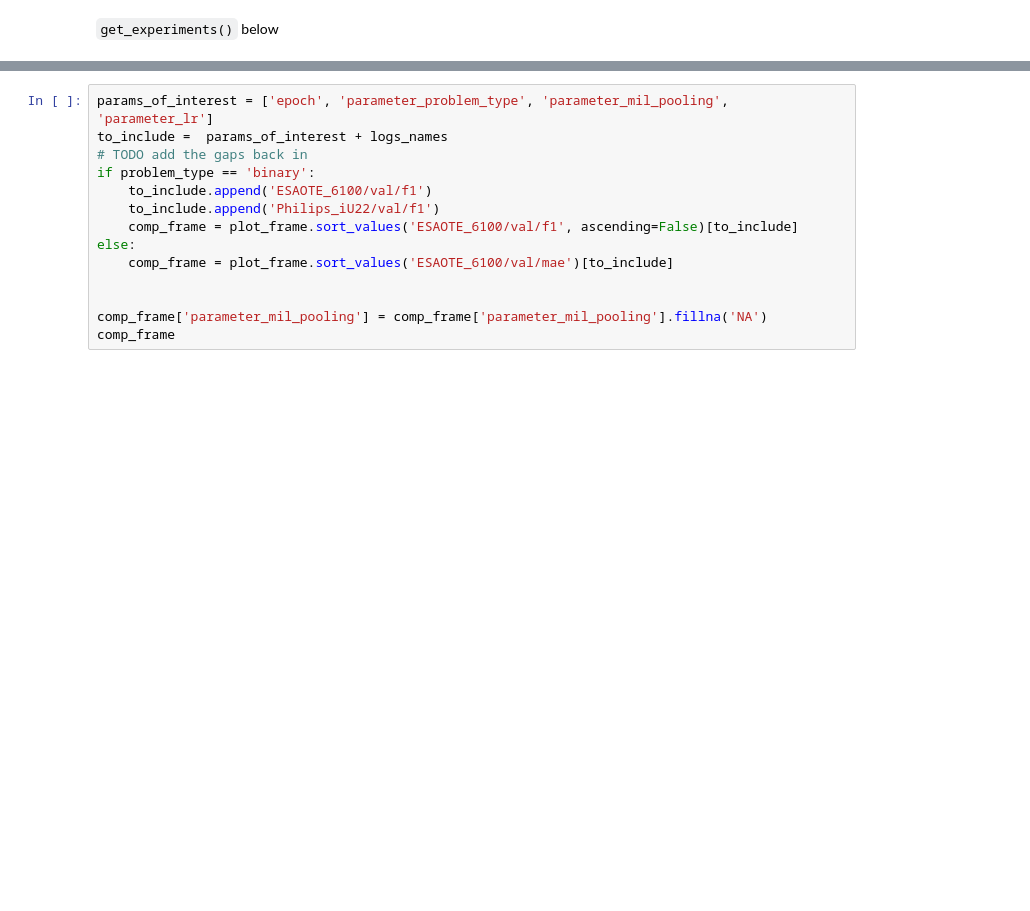
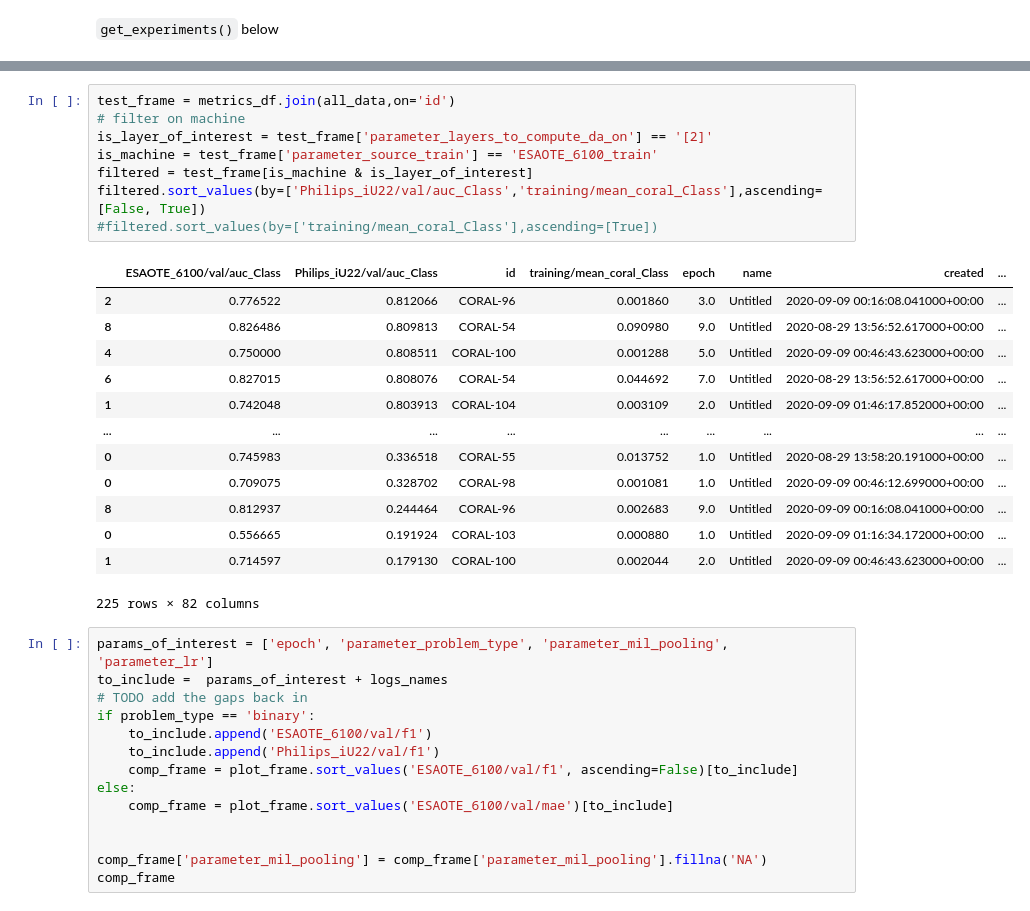
Before and after one commit to CreateRandom/muscle-ultrasound, a Jupyter notebook: notebooks/Experiments_analysis.ipynb, the cells around one changed output, grey strips where cells are left out. Cells and saved outputs as stored; diff of their text form; blank space fills up the shorter version.

```diff
--- a/notebooks/Experiments_analysis.ipynb
+++ b/notebooks/Experiments_analysis.ipynb
@@ -118,3 +200,25 @@ plot_frame.head(n=10)
+# %%
+test_frame = metrics_df.join(all_data,on='id')
+# filter on machine
+is_layer_of_interest = test_frame['parameter_layers_to_compute_da_on'] == '[2]'
+is_machine = test_frame['parameter_source_train'] == 'ESAOTE_6100_train'
+filtered = test_frame[is_machine & is_layer_of_interest]
+filtered.sort_values(by=['Philips_iU22/val/auc_Class','training/mean_coral_Class'],ascending=[False, True])
+#filtered.sort_values(by=['training/mean_coral_Class'],ascending=[True])
+# %% [output]
+|  | ESAOTE_6100/val/auc_Class | Philips_iU22/val/auc_Class | id | training/mean_coral_Class | epoch | name | created | ... |
+| 2 | 0.776522 | 0.812066 | CORAL-96 | 0.001860 | 3.0 | Untitled | 2020-09-09 00:16:08.041000+00:00 | ... |
+| 8 | 0.826486 | 0.809813 | CORAL-54 | 0.090980 | 9.0 | Untitled | 2020-08-29 13:56:52.617000+00:00 | ... |
+| 4 | 0.750000 | 0.808511 | CORAL-100 | 0.001288 | 5.0 | Untitled | 2020-09-09 00:46:43.623000+00:00 | ... |
+| 6 | 0.827015 | 0.808076 | CORAL-54 | 0.044692 | 7.0 | Untitled | 2020-08-29 13:56:52.617000+00:00 | ... |
+| 1 | 0.742048 | 0.803913 | CORAL-104 | 0.003109 | 2.0 | Untitled | 2020-09-09 01:46:17.852000+00:00 | ... |
+| ... | ... | ... | ... | ... | ... | ... | ... | ... |
+| 0 | 0.745983 | 0.336518 | CORAL-55 | 0.013752 | 1.0 | Untitled | 2020-08-29 13:58:20.191000+00:00 | ... |
+| 0 | 0.709075 | 0.328702 | CORAL-98 | 0.001081 | 1.0 | Untitled | 2020-09-09 00:46:12.699000+00:00 | ... |
+| 8 | 0.812937 | 0.244464 | CORAL-96 | 0.002683 | 9.0 | Untitled | 2020-09-09 00:16:08.041000+00:00 | ... |
+| 0 | 0.556665 | 0.191924 | CORAL-103 | 0.000880 | 1.0 | Untitled | 2020-09-09 01:16:34.172000+00:00 | ... |
+| 1 | 0.714597 | 0.179130 | CORAL-100 | 0.002044 | 2.0 | Untitled | 2020-09-09 00:46:43.623000+00:00 | ... |
+225 rows × 82 columns
 # %%
 params_of_interest = ['epoch', 'parameter_problem_type', 'parameter_mil_pooling', 'parameter_lr']
 to_include =  params_of_interest + logs_names
```
Also changed, not shown: parts of 22 cells of this notebook, 28 other files.
